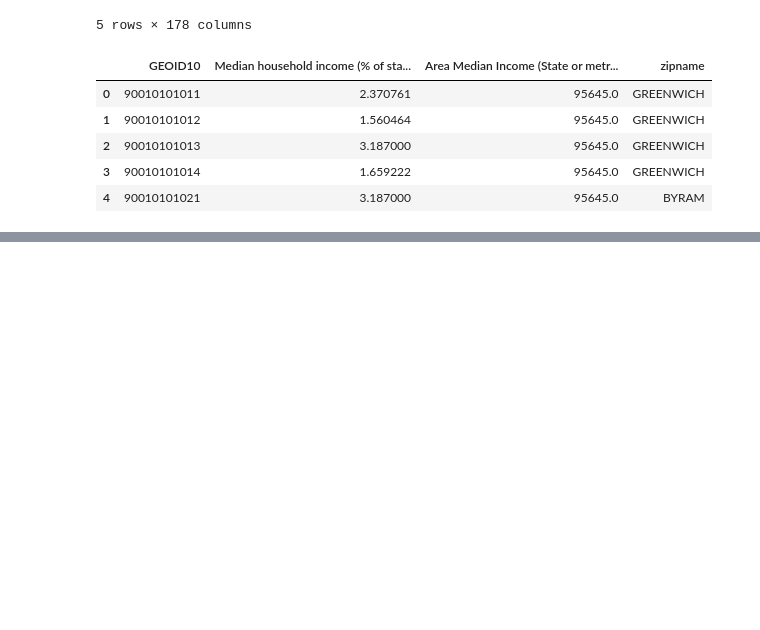
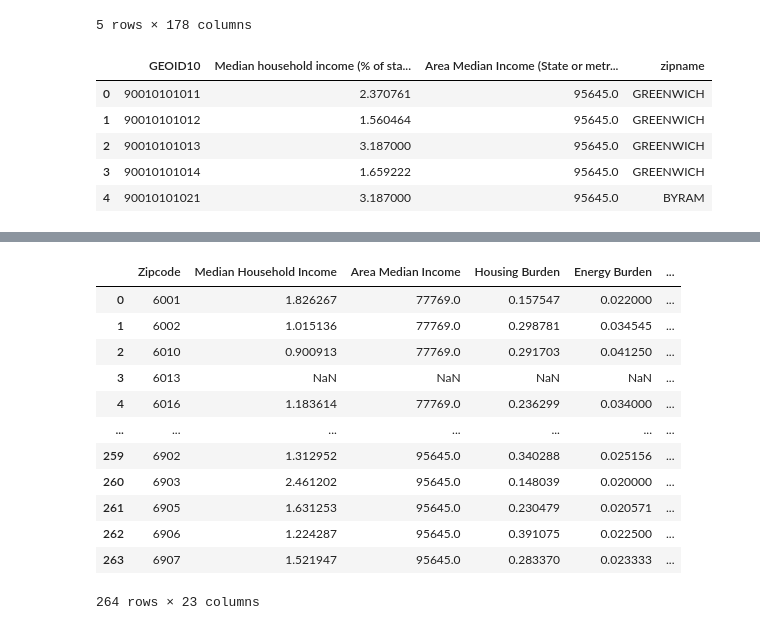
Before and after one commit to switzersc/enpower-mit-policy-hack, a Jupyter notebook: Vinith's version.ipynb, the cells around one changed output, grey strips where cells are left out. Saved outputs shown, nothing was run; the diff lists cells and outputs as text; code cells hidden in the pictures; blank space fills up the shorter version.

```diff
--- a/Vinith's version.ipynb
+++ b/Vinith's version.ipynb
@@ -85,2 +87,18 @@ plt.show()
 # %%
 corr.to_csv('correlation.csv')
+# %%
+Final_data
+# %% [output]
+|  | Zipcode | Median Household Income | Area Median Income | Housing Burden | Energy Burden | ... |
+| 0 | 6001 | 1.826267 | 77769.0 | 0.157547 | 0.022000 | ... |
+| 1 | 6002 | 1.015136 | 77769.0 | 0.298781 | 0.034545 | ... |
+| 2 | 6010 | 0.900913 | 77769.0 | 0.291703 | 0.041250 | ... |
+| 3 | 6013 | NaN | NaN | NaN | NaN | ... |
+| 4 | 6016 | 1.183614 | 77769.0 | 0.236299 | 0.034000 | ... |
+| ... | ... | ... | ... | ... | ... | ... |
+| 259 | 6902 | 1.312952 | 95645.0 | 0.340288 | 0.025156 | ... |
+| 260 | 6903 | 2.461202 | 95645.0 | 0.148039 | 0.020000 | ... |
+| 261 | 6905 | 1.631253 | 95645.0 | 0.230479 | 0.020571 | ... |
+| 262 | 6906 | 1.224287 | 95645.0 | 0.391075 | 0.022500 | ... |
+| 263 | 6907 | 1.521947 | 95645.0 | 0.283370 | 0.023333 | ... |
+264 rows × 23 columns
```
Also changed, not shown: parts of 3 cells of this notebook, 2 other files.
